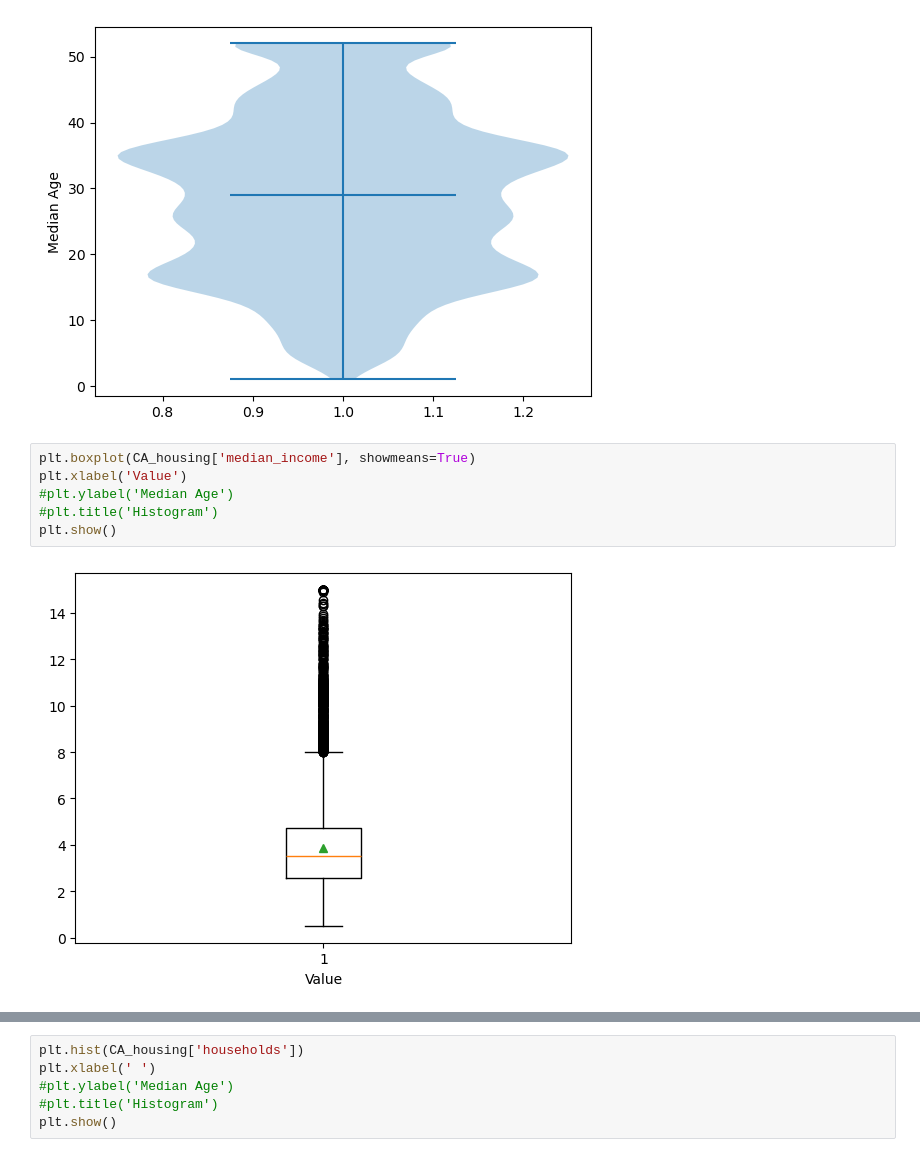
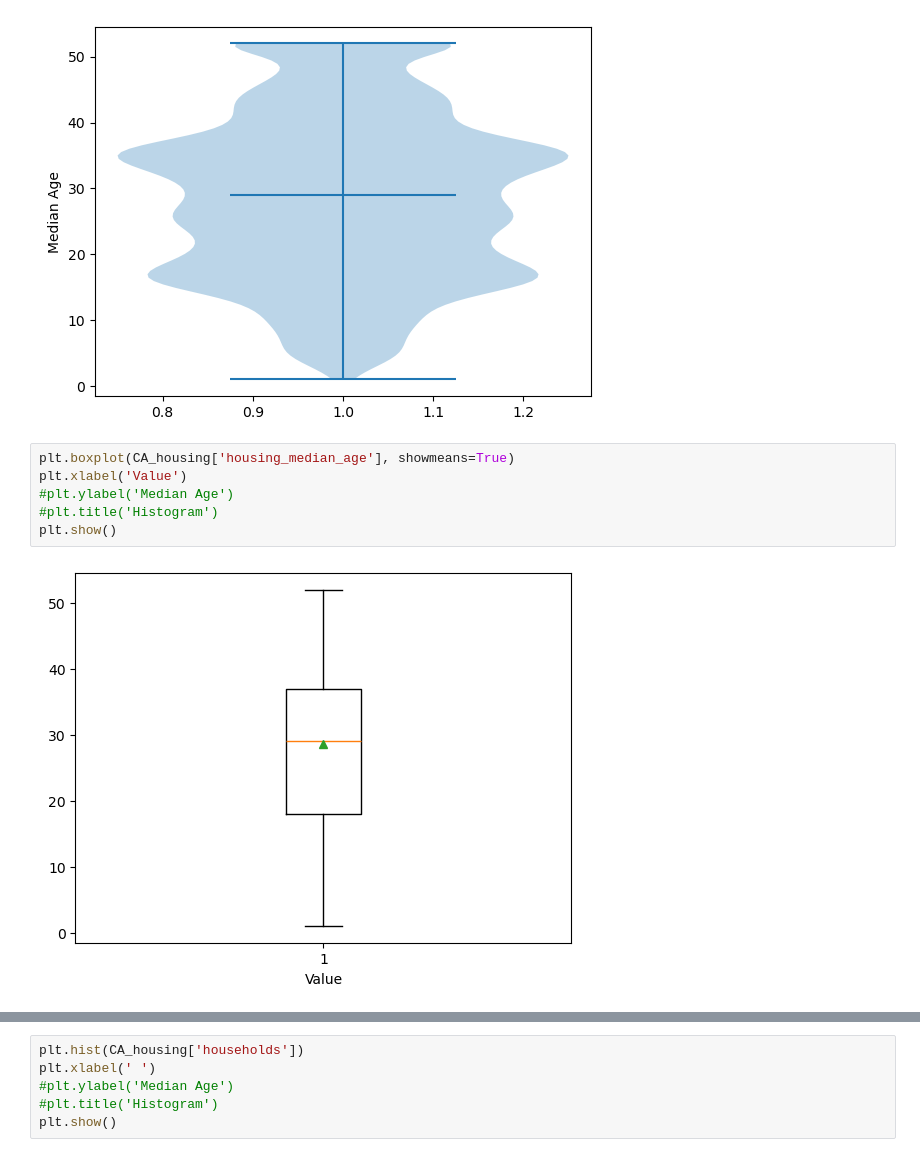
Before and after one commit to schuckers/DTSC2301, a Jupyter notebook: Code/UnivariateSummaries.ipynb, the cells around one changed output, grey strips where cells are left out. Drawn from its saved outputs; the diff is of its cells as text.

```diff
--- a/Code/UnivariateSummaries.ipynb
+++ b/Code/UnivariateSummaries.ipynb
@@ -58,10 +58,10 @@ plt.show()
 # %% [output]
 [figure]
 # %%
-plt.boxplot(CA_housing['median_income'], showmeans=True)
+plt.boxplot(CA_housing['housing_median_age'], showmeans=True)
 plt.xlabel('Value')
 #plt.ylabel('Median Age')
 #plt.title('Histogram')
 plt.show()
 # %% [output]
-[figure, old version]
+[figure, new version]
```
Also changed, not shown: parts of 1 cell of this notebook.
